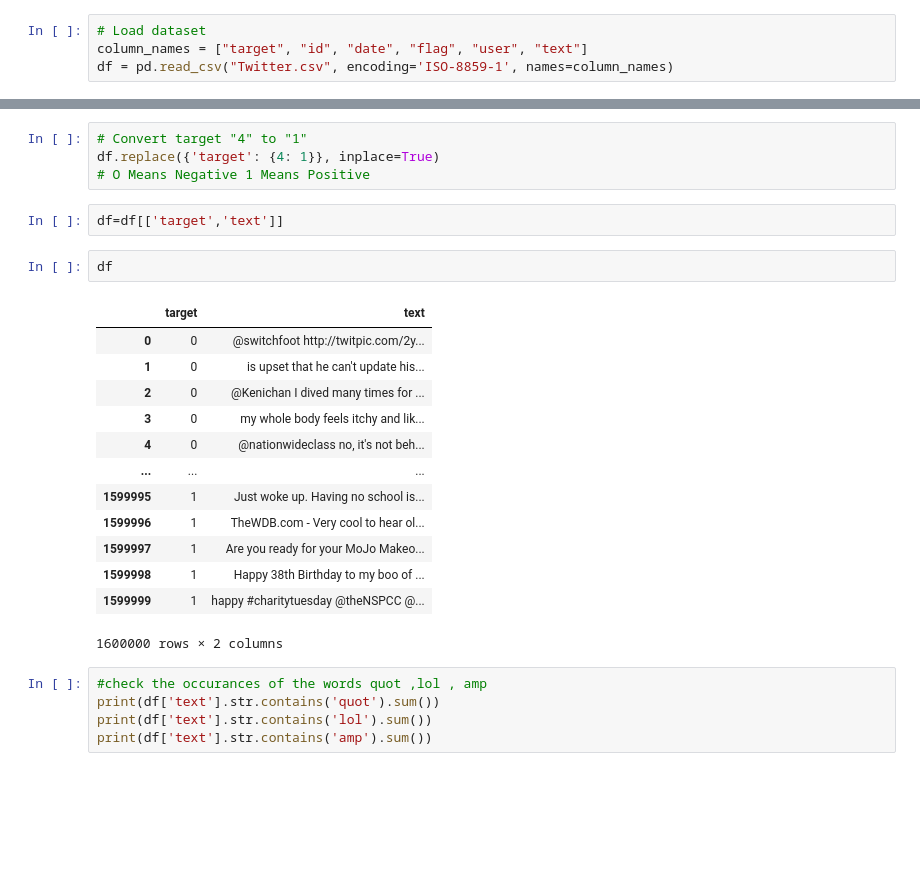
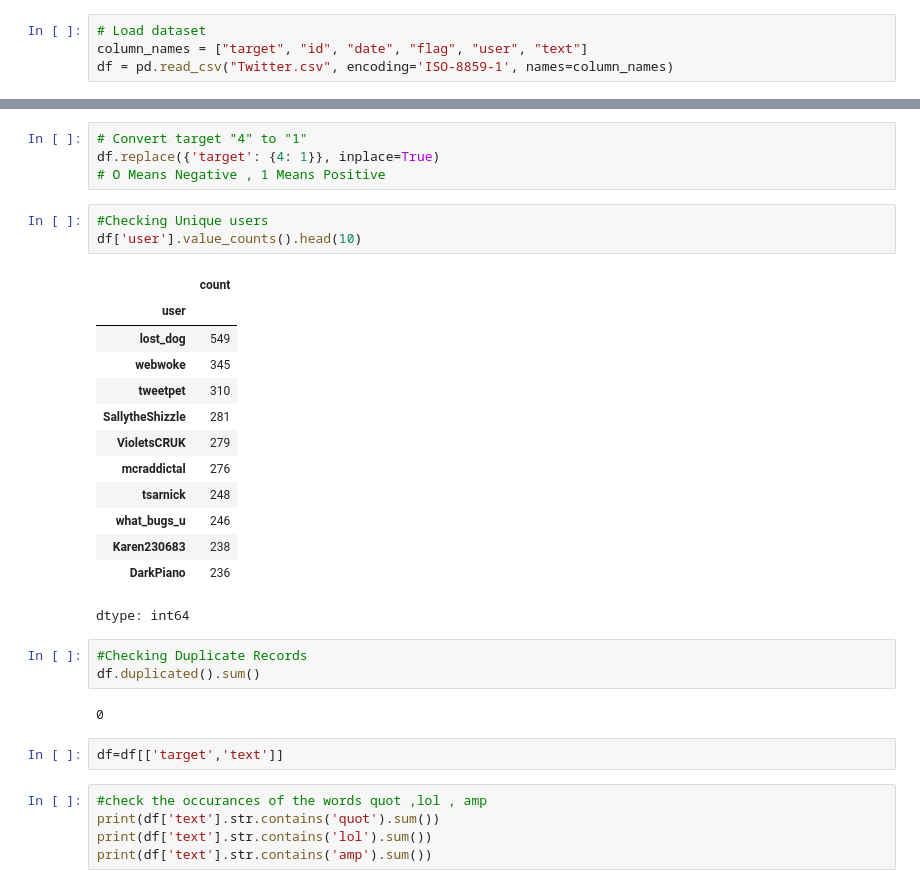
Before and after one commit to Holycr0w/sentiment-analysis-api, a Jupyter notebook: Twitter_Sentiment_Analysis.ipynb, the cells around one changed output, grey strips where cells are left out. Cells and saved outputs as stored; diff of their text form; blank space fills up the shorter version.

```diff
--- a/Twitter_Sentiment_Analysis.ipynb
+++ b/Twitter_Sentiment_Analysis.ipynb
@@ -43,25 +59,31 @@ df = pd.read_csv("Twitter.csv", encoding='ISO-8859-1', names=column_names)
 # %%
 # Convert target "4" to "1"
 df.replace({'target': {4: 1}}, inplace=True)
-# O Means Negative 1 Means Positive
+# O Means Negative , 1 Means Positive
+# %%
+#Checking Unique users
+df['user'].value_counts().head(10)
+# %% [output]
+|  | count |
+| user |  |
+| lost_dog | 549 |
+| webwoke | 345 |
+| tweetpet | 310 |
+| SallytheShizzle | 281 |
+| VioletsCRUK | 279 |
+| mcraddictal | 276 |
+| tsarnick | 248 |
+| what_bugs_u | 246 |
+| Karen230683 | 238 |
+| DarkPiano | 236 |
+dtype: int64
+# %%
+#Checking Duplicate Records
+df.duplicated().sum()
+# %% [output]
+0
 # %%
 df=df[['target','text']]
-# %%
-df
-# %% [output]
-|  | target | text |
-| 0 | 0 | @switchfoot http://twitpic.com/2y... |
-| 1 | 0 | is upset that he can't update his... |
-| 2 | 0 | @Kenichan I dived many times for ... |
-| 3 | 0 | my whole body feels itchy and lik... |
-| 4 | 0 | @nationwideclass no, it's not beh... |
-| ... | ... | ... |
-| 1599995 | 1 | Just woke up. Having no school is... |
-| 1599996 | 1 | TheWDB.com - Very cool to hear ol... |
-| 1599997 | 1 | Are you ready for your MoJo Makeo... |
-| 1599998 | 1 | Happy 38th Birthday to my boo of ... |
-| 1599999 | 1 | happy #charitytuesday @theNSPCC @... |
-1600000 rows × 2 columns
 # %%
 #check the occurances of the words quot ,lol , amp
 print(df['text'].str.contains('quot').sum())
```
Also changed, not shown: parts of 11 cells of this notebook.
